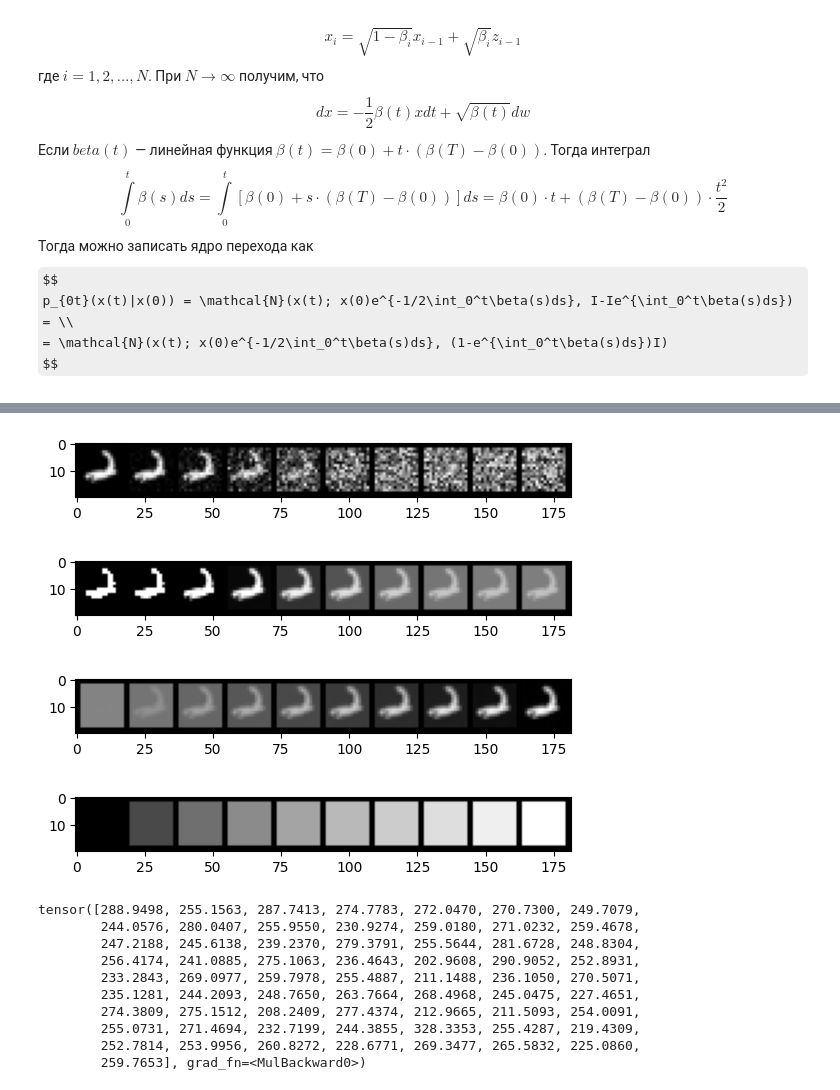
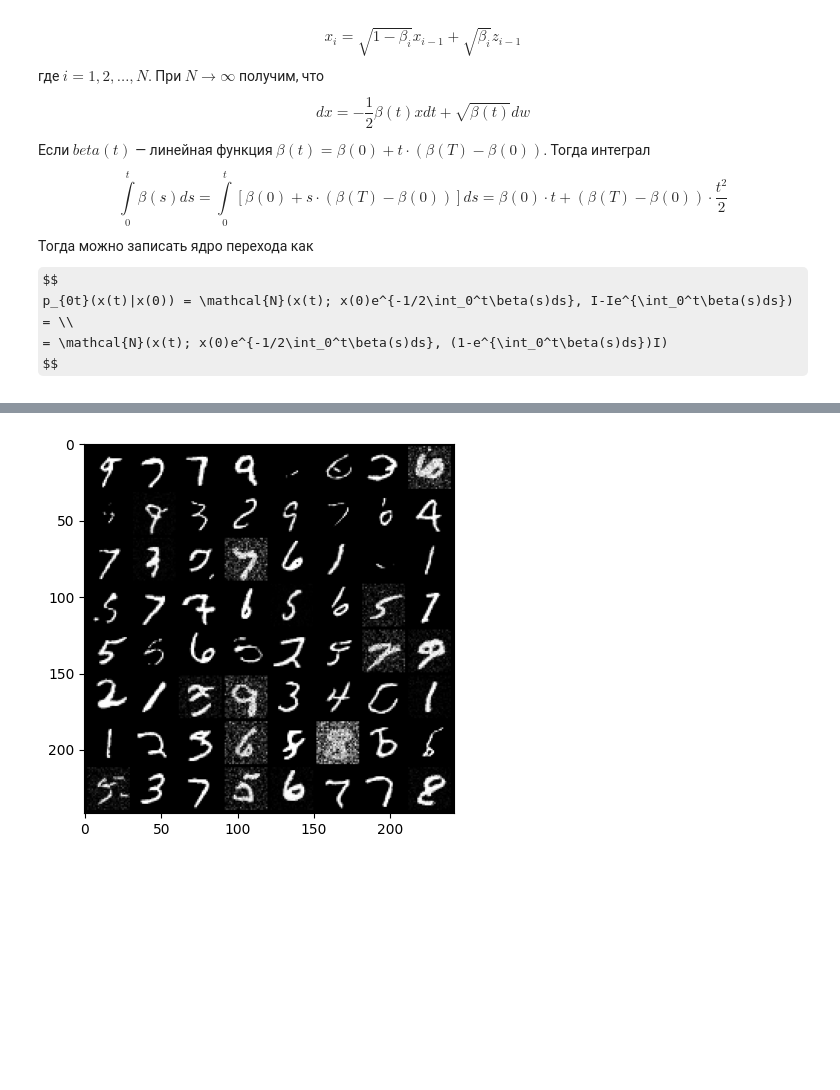
Before and after one commit to sswt/dive2gai, a Jupyter notebook: unit3/NeuralODE.ipynb, the cells around one changed output, grey strips where cells are left out. Cells and saved outputs as stored; diff of their text form; code cells hidden in the pictures; some formulas as TeX source; blank space fills up the shorter version.

```diff
--- a/unit3/NeuralODE.ipynb
+++ b/unit3/NeuralODE.ipynb
@@ -644,38 +721,17 @@ KeyboardInterrupt:
-# %%
-
-sde_diff = ScoreMatchingSDE(denoiser)
-
-noised = [postprocess(sde_diff.analytical_sample(ts[i].cpu(), sample.cpu()[0])) for i in range(10)]
-plt.imshow(ToPILImage()(make_grid(noised, nrow=10, normalize=True)))
-plt.show()
-
-denoised = [postprocess(sde_diff.analytical_score(noised[0], ts[i].cpu(), sample.cpu()[0])) for i in range(10)]
-plt.imshow(ToPILImage()(make_grid(denoised, nrow=10, normalize=True)))
-plt.show()
-
-
-noised = [(sde_diff.f(ts[i].cpu(), sample.cpu()[0])) for i in range(10)]
-plt.imshow(ToPILImage()(make_grid(noised, nrow=10, normalize=True)))
-plt.show()
-
-denoised = [(sde_diff.g(ts[i].cpu(), sample.cpu()[0])) for i in range(10)]
-plt.imshow(ToPILImage()(make_grid(denoised, nrow=10, normalize=True)))
-plt.show()
-# %% [output]
-[figure, removed]
-[figure, removed]
-[figure, removed]
-[figure, removed]
-# %%
-sde_diff(ts[1].cpu(), sample.cpu())
-# %% [output]
-tensor([288.9498, 255.1563, 287.7413, 274.7783, 272.0470, 270.7300, 249.7079,
-        244.0576, 280.0407, 255.9550, 230.9274, 259.0180, 271.0232, 259.4678,
-        247.2188, 245.6138, 239.2370, 279.3791, 255.5644, 281.6728, 248.8304,
-        256.4174, 241.0885, 275.1063, 236.4643, 202.9608, 290.9052, 252.8931,
-        233.2843, 269.0977, 259.7978, 255.4887, 211.1488, 236.1050, 270.5071,
-        235.1281, 244.2093, 248.7650, 263.7664, 268.4968, 245.0475, 227.4651,
-        274.3809, 275.1512, 208.2409, 277.4374, 212.9665, 211.5093, 254.0091,
-        255.0731, 271.4694, 232.7199, 244.3855, 328.3353, 255.4287, 219.4309,
-        252.7814, 253.9956, 260.8272, 228.6771, 269.3477, 265.5832, 225.0860,
-        259.7653], grad_fn=<MulBackward0>)
+# %%
+# from unet import Unet, LinearTimeSelfAttention
+# denoiser = Unet(
+#     input_size=(1, 28, 28),
+#     dim_mults=(1, 2, 4,),
+#     attention_cls=LinearTimeSelfAttention,
+# )
+# real_model = AnalyticalDiffusion()
+# fake_model = ContiniousDiffusion(denoiser, real_model).to(device)
+
+# fake_model.load_state_dict(torch.load('conn_ddpm'))
+# fake_model.to(device)
+ts = torch.tensor([-1., -0.]).to(device)
+noise_sample = torch.randn((64, 784)).to(device)
+
+with torch.no_grad():
+    ys = torchsde.sdeint(fake_model, noise_sample, ts, dt=1e-2)
@@ -681,0 +741,6 @@ tensor([288.9498, 255.1563, 287.7413, 274.7783, 272.0470, 270.7300, 249.7079,
+# %%
+gen_sample = ys[1].view((64, *sample.size()[1:]))
+plt.imshow(ToPILImage()(make_grid(postprocess(gen_sample))))
+plt.show()
+# %% [output]
+[figure, added]
```
Also changed, not shown: parts of 17 cells of this notebook, 4 other files.
